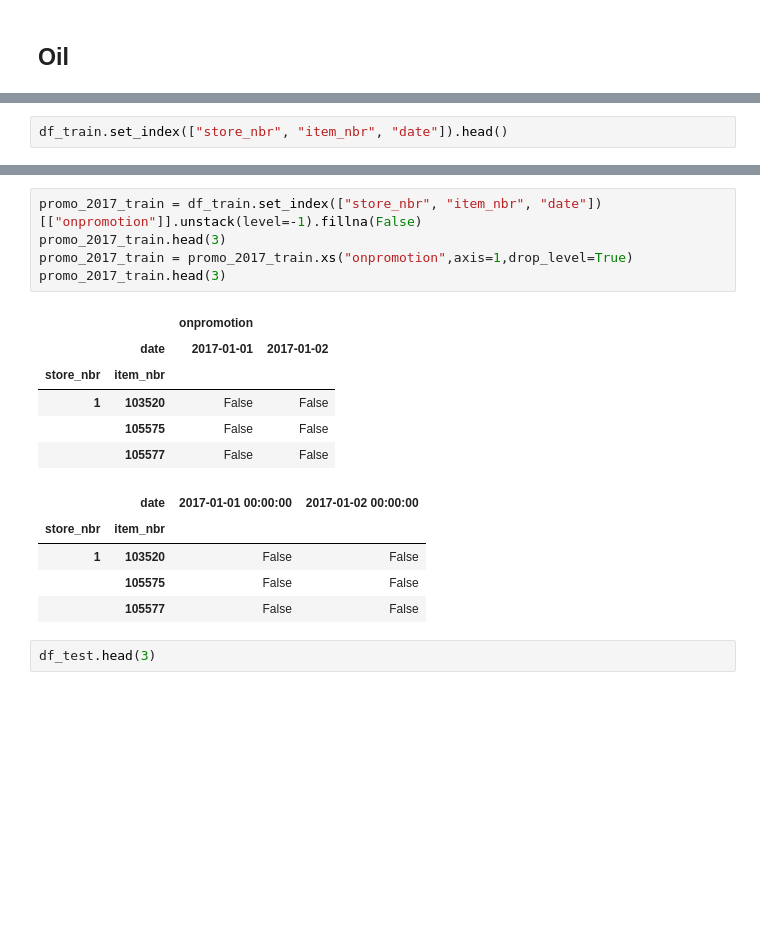
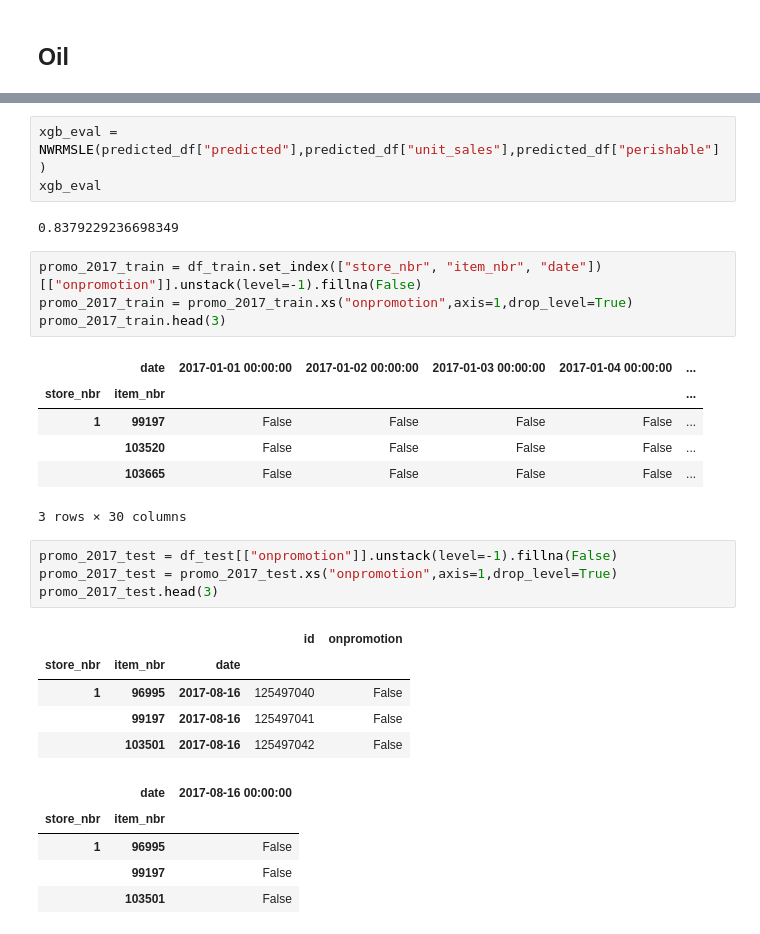
Before and after one commit to yiqingyang75/machine-learning-pre-assign, a Jupyter notebook: py/Grocery_Sales_Forecasting.ipynb, the cells around one changed output, grey strips where cells are left out. Saved outputs shown, nothing was run; the diff lists cells and outputs as text; blank space fills up the shorter version.

```diff
--- a/py/Grocery_Sales_Forecasting.ipynb
+++ b/py/Grocery_Sales_Forecasting.ipynb
@@ -138,5 +215,3 @@ py.iplot(fig, filename='pandas-time-series-error-bars')
 | 1 | 2013-01-02 | 93.14 |
 | 2 | 2013-01-03 | 92.97 |
 [interactive output not drawn]
-# %%
-df_train.set_index(["store_nbr", "item_nbr", "date"]).head()
@@ -151,19 +434,31 @@ df_train.set_index(["store_nbr", "item_nbr", "date"]).head()
+# %%
+xgb_eval = NWRMSLE(predicted_df["predicted"],predicted_df["unit_sales"],predicted_df["perishable"])
+xgb_eval
+# %% [output]
+0.8379229236698349
 # %%
 promo_2017_train = df_train.set_index(["store_nbr", "item_nbr", "date"])[["onpromotion"]].unstack(level=-1).fillna(False)
-promo_2017_train.head(3)
 promo_2017_train = promo_2017_train.xs("onpromotion",axis=1,drop_level=True)
 promo_2017_train.head(3)
 # %% [output]
-|  |  | onpromotion |  |
-|  | date | 2017-01-01 | 2017-01-02 |
-| store_nbr | item_nbr |  |  |
-| 1 | 103520 | False | False |
-|  | 105575 | False | False |
-|  | 105577 | False | False |
+|  | date | 2017-01-01 00:00:00 | 2017-01-02 00:00:00 | 2017-01-03 00:00:00 | 2017-01-04 00:00:00 | ... |
+| store_nbr | item_nbr |  |  |  |  | ... |
+| 1 | 99197 | False | False | False | False | ... |
+|  | 103520 | False | False | False | False | ... |
+|  | 103665 | False | False | False | False | ... |
-|  | date | 2017-01-01 00:00:00 | 2017-01-02 00:00:00 |
-| store_nbr | item_nbr |  |  |
-| 1 | 103520 | False | False |
-|  | 105575 | False | False |
-|  | 105577 | False | False |
+3 rows × 30 columns
-# %%
-df_test.head(3)
+# %%
+promo_2017_test = df_test[["onpromotion"]].unstack(level=-1).fillna(False)
+promo_2017_test = promo_2017_test.xs("onpromotion",axis=1,drop_level=True)
+promo_2017_test.head(3)
+# %% [output]
+|  |  |  | id | onpromotion |
+| store_nbr | item_nbr | date |  |  |
+| 1 | 96995 | 2017-08-16 | 125497040 | False |
+|  | 99197 | 2017-08-16 | 125497041 | False |
+|  | 103501 | 2017-08-16 | 125497042 | False |
+|  | date | 2017-08-16 00:00:00 |
+| store_nbr | item_nbr |  |
+| 1 | 96995 | False |
+|  | 99197 | False |
+|  | 103501 | False |
```
Also changed, not shown: parts of 31 cells of this notebook, 4 other files.
